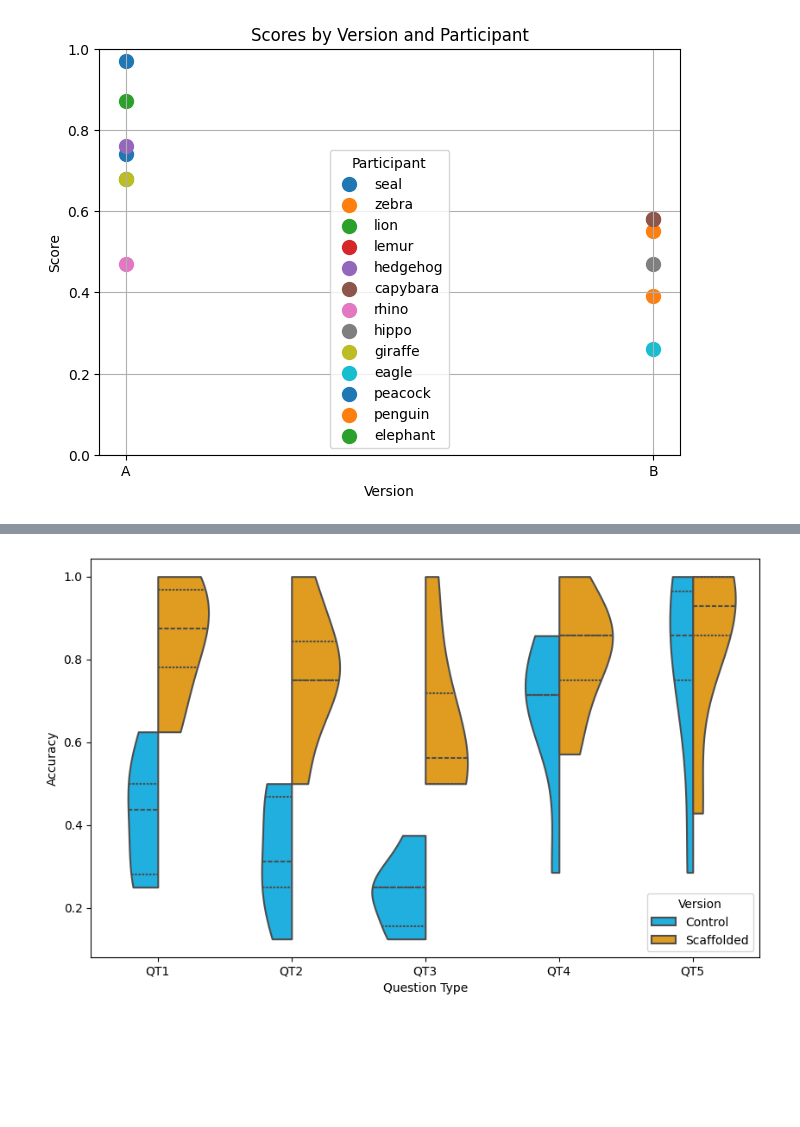
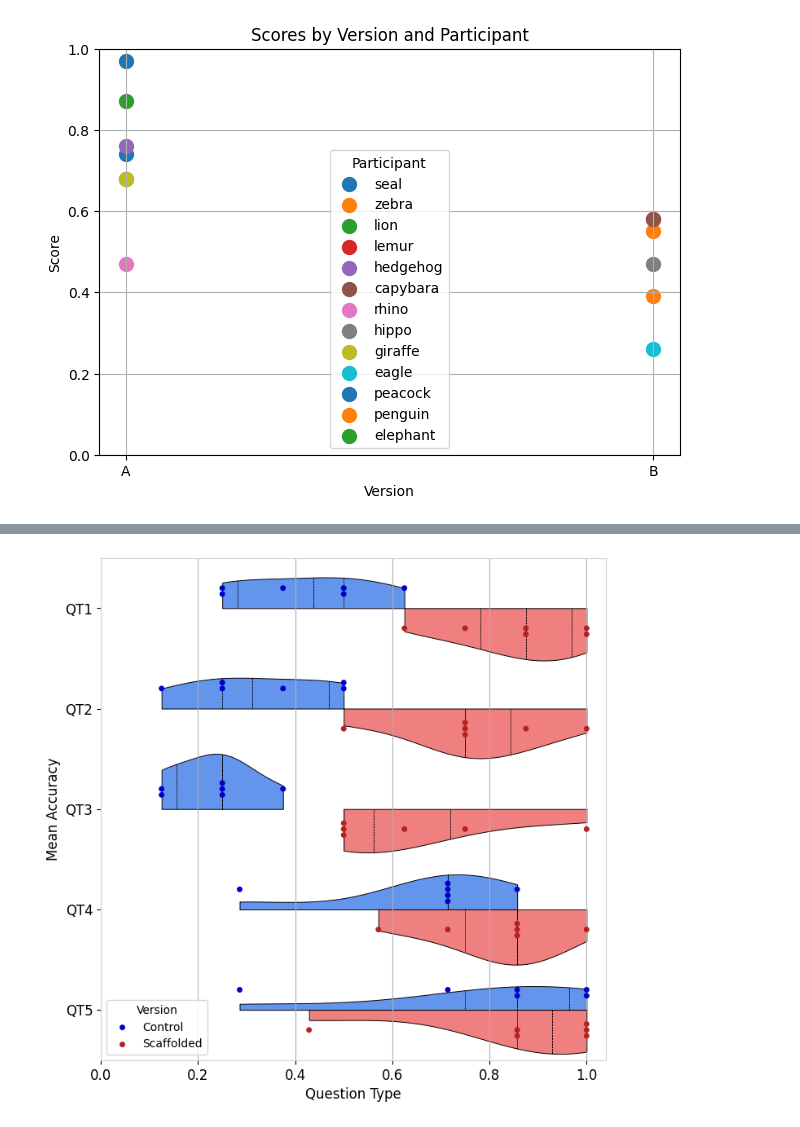
Before and after one commit to hsharriman/ender-scripts, a Jupyter notebook: Plottingv2.ipynb, the cells around one changed output, grey strips where cells are left out. Drawn from its saved outputs; the diff is of its cells as text; code cells hidden in the pictures; blank space fills up the shorter version.

Commit message:
added final plots

```diff
--- a/Plottingv2.ipynb
+++ b/Plottingv2.ipynb
@@ -132,32 +209,44 @@ select
 # %%
 df = pd.read_csv("out/study/questionTypeDataWithReasons2.csv")
 df["version"] = df["version"].replace("B", "Control")
 df["version"] = df["version"].replace("A", "Scaffolded")
 df["questionType"] = df['questionType'].astype(str)
 df["questionType"] = df['questionType'].apply(lambda x: f"QT{x.strip('.0')}")
-# Plotting
-fig, ax = plt.subplots(figsize=(10, 6))
+
+fig, ax = plt.subplots(figsize=(8, 8))
+
+ax.grid('on')
+ax.xaxis.grid(which='minor', color='#DDDDDD', linestyle=':', linewidth=0.5)
+
+sns.swarmplot(data=df, x="score", y="questionType", hue="version", palette={"Control": "mediumblue", "Scaffolded": "firebrick"}, dodge=True)
 
 # Left half for version C
 g = sns.violinplot(
-    x="questionType",
-    y="score",
+    x="score",
+    y="questionType",
     hue="version",
     data=df,
     split=True,
-    linewidth=1.5,
+    width=1.1,
+    linewidth=.7,
+    gridsize=1000,
     cut=0,
-    palette={"Control": "deepskyblue", "Scaffolded": "orange"},
+    saturation=1,
+    palette={"Control": "cornflowerblue", "Scaffolded": "lightcoral"},
     inner="quart",
+    linecolor="black",
     ax=ax
 )
-ax.set(xlabel='Question Type', ylabel='Accuracy')
-ax.legend(title="Version")
-sns.move_legend(ax, "lower right")
+ax.set_xlabel('Question Type', fontsize=12)
+ax.set_ylabel('Mean Accuracy', fontsize=12)
+ax.tick_params(axis='both', which='major', labelsize=12)
+ax.set_xlim([0, 1.04])
+ax.legend(title="Version", labels=["Control", "Scaffolded"], fancybox=True, borderpad=0)
+sns.move_legend(ax, "lower left")
 fig = g.get_figure()
-fig.savefig("plots/questionTypeViolin2.png", bbox_inches='tight')
+fig.savefig("plots/questionTypeViolin2.pdf", bbox_inches='tight')
 # %% [output]
-[figure, old version]
+[figure, new version]
 # %%
 fig, ax = plt.subplots(figsize=(10, 6))
 
```
Also changed, not shown: parts of 12 cells of this notebook, 7 other files.
